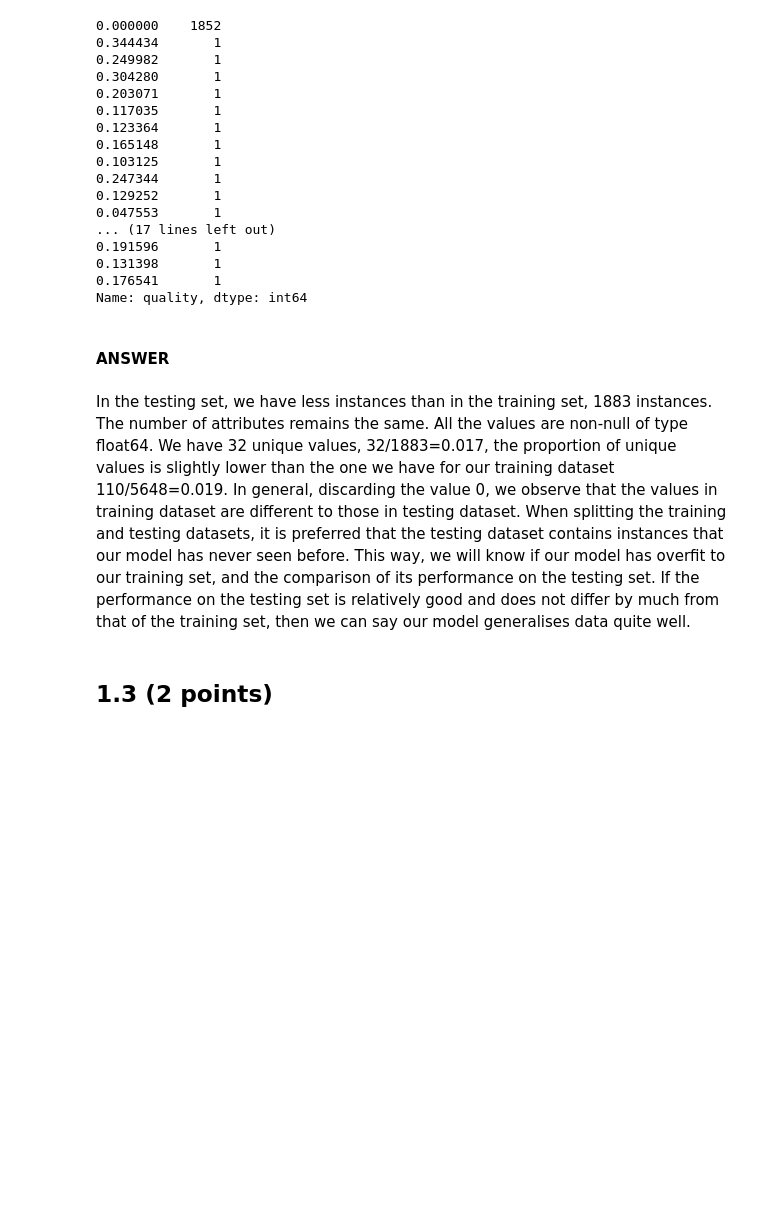
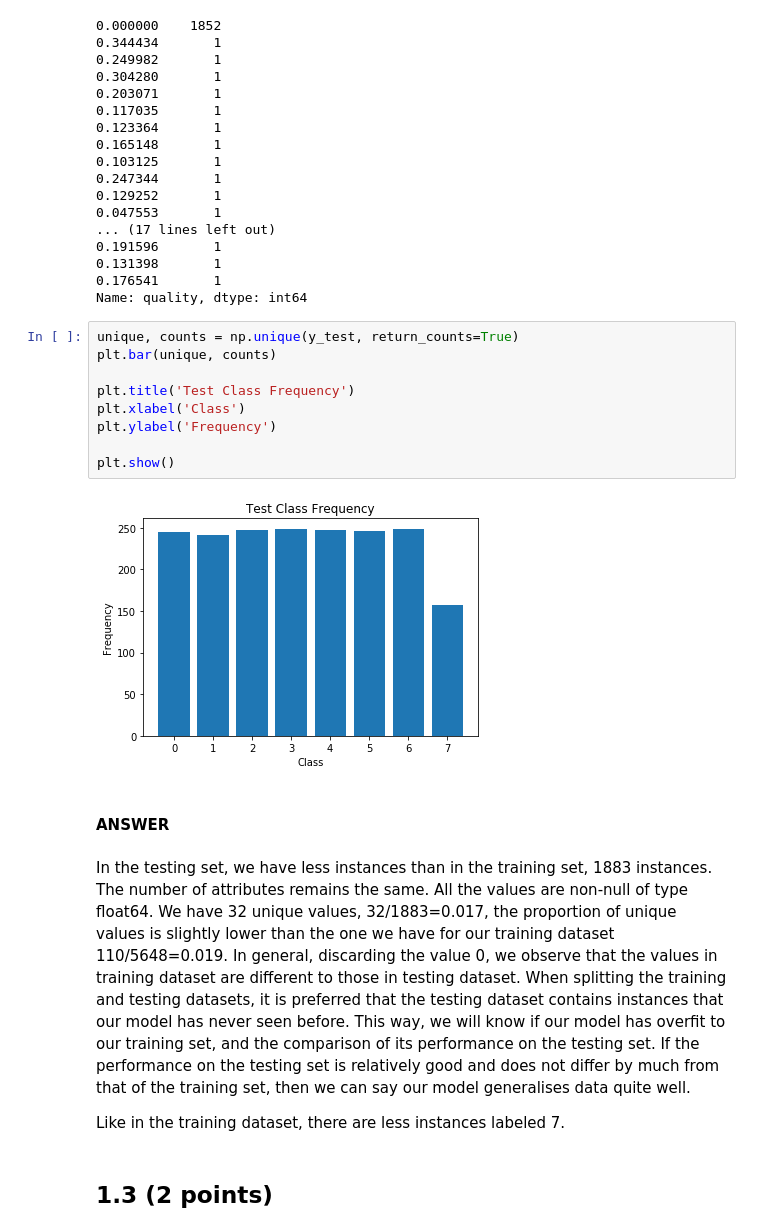
Before and after one commit to celinadong/IAML-CW2, a Jupyter notebook: Data/PartA/Part A - 20 Newsgroups.ipynb, the cells around one changed output. Saved outputs shown, nothing was run; the diff lists cells and outputs as text; blank space fills up the shorter version.

```diff
--- a/Data/PartA/Part A - 20 Newsgroups.ipynb
+++ b/Data/PartA/Part A - 20 Newsgroups.ipynb
@@ -263,10 +286,23 @@ X_test.quality.value_counts()
 0.131398       1
 0.176541       1
 Name: quality, dtype: int64
+# %%
+unique, counts = np.unique(y_test, return_counts=True)
+plt.bar(unique, counts)
+
+plt.title('Test Class Frequency')
+plt.xlabel('Class')
+plt.ylabel('Frequency')
+
+plt.show()
+# %% [output]
+[figure, added]
 # %% [markdown]
 #### ANSWER
 # %% [markdown]
 In the testing set, we have less instances than in the training set, 1883 instances. The number of attributes remains the same. All the values are non-null of type float64. We have 32 unique values, 32/1883=0.017, the proportion of unique values is slightly lower than the one we have for our training dataset 110/5648=0.019. In general, discarding the value 0, we observe that the values in training dataset are different to those in testing dataset. When splitting the training and testing datasets, it is preferred that the testing dataset contains instances that our model has never seen before. This way, we will know if our model has overfit to our training set, and the comparison of its performance on the testing set. If the performance on the testing set is relatively good and does not differ by much from that of the training set, then we can say our model generalises data quite well.
+
+Like in the training dataset, there are less instances labeled 7.
 # %% [markdown]
 ## 1.3 (2 points)
 # %% [markdown]
```
Also changed, not shown: parts of 20 cells of this notebook.
